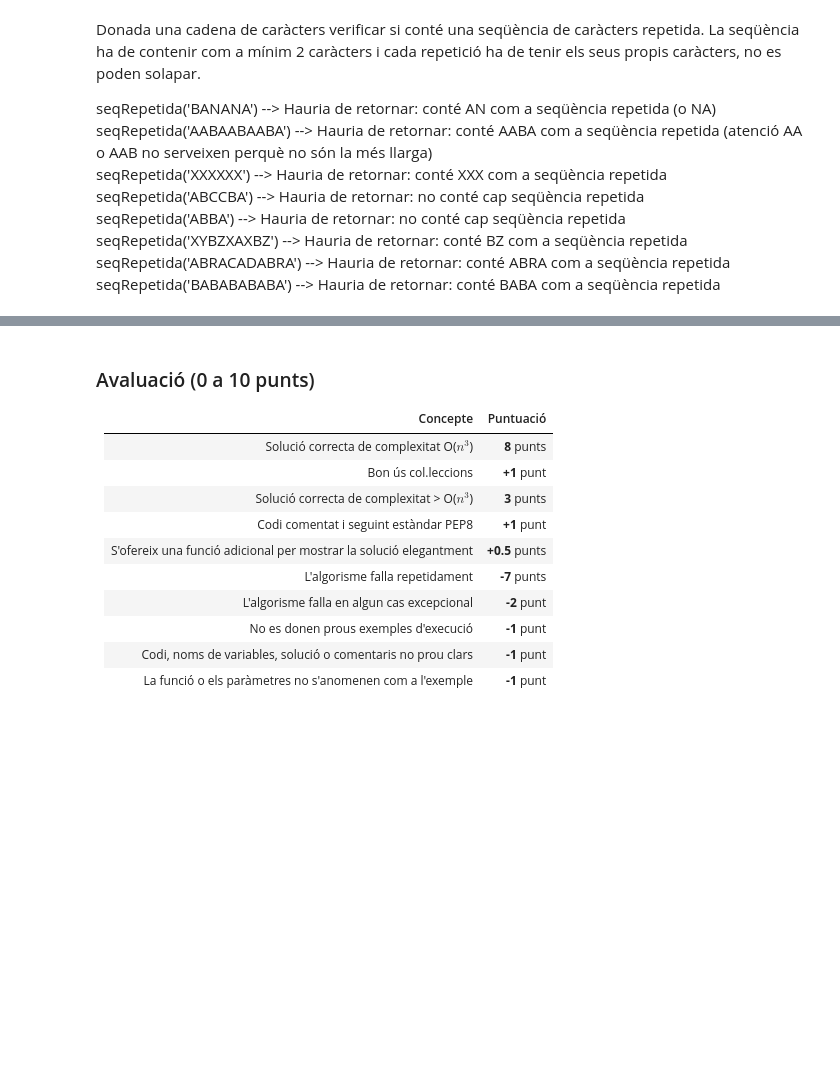
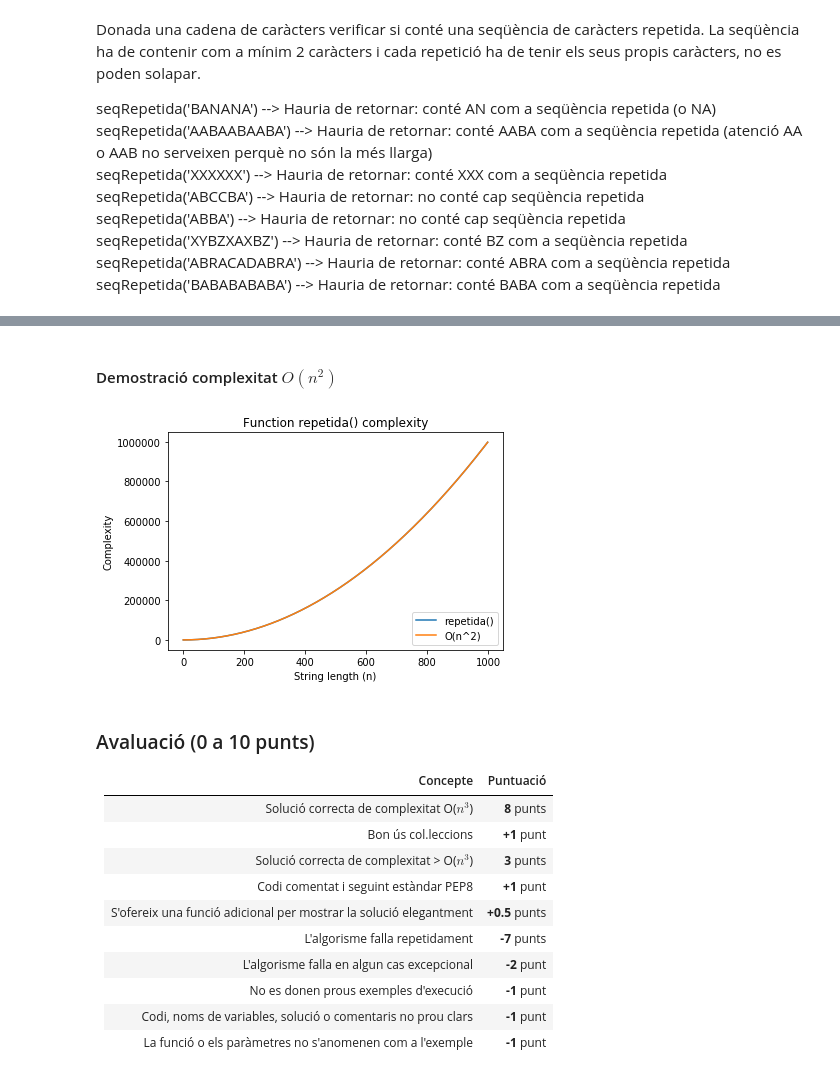
Before and after one commit to tarasyarema/alg, a Jupyter notebook: SubsquenciaRepetida.ipynb, the cells around one changed output, grey strips where cells are left out. Saved outputs shown, nothing was run; the diff lists cells and outputs as text; code cells hidden in the pictures; blank space fills up the shorter version.

```diff
--- a/SubsquenciaRepetida.ipynb
+++ b/SubsquenciaRepetida.ipynb
@@ -27,0 +46,11 @@ def repetida(paraula):
+# %%
+def repetida(paraula):
+    candidates = set(paraula[i:j]
+                     for i in range(len(paraula))
+                     for j in range(i + 2, len(paraula) + 1)
+                     if (paraula[i:j] in paraula[j:] or paraula[i:j] in paraula[:i])
+                    )
+
+    return max(list(candidates), key=len) if candidates != set() else None
+
+print(repetida("abba"))
@@ -36,3 +145,34 @@ repetida("banana") = "banana"
+# %% [markdown]
+#### Demostració complexitat $O(n^2)$
+# %%
+%matplotlib inline
+
+import matplotlib
+import numpy as np
+import matplotlib.pyplot as plt
+
+MIN, MAX, STEP = 0, 10**3, 1
+
+plt.title("Function repetida() complexity")
+plt.xlabel("String length (n)")
+plt.ylabel("Complexity")
+
+x = np.arange(MIN, MAX, STEP)
+y1 = [sum(
+            [sum([2 for _ in range(ii + 2, i + 1)])
+            for ii in range(i)
+        ]) + i + 1
+      for i in x]
+
+y2 = [i**2 for i in x]
+
+plt.plot(x, y1)
+plt.plot(x, y2)
+plt.legend(labels=("repetida()", "O(n^2)"), loc='lower right')
+
+plt.show()
+# %% [output]
+[figure, added]
 # %% [markdown]
 ### Avaluació (0 a 10 punts)
 
```
Also changed, not shown: parts of 13 cells of this notebook, 1 other file.
